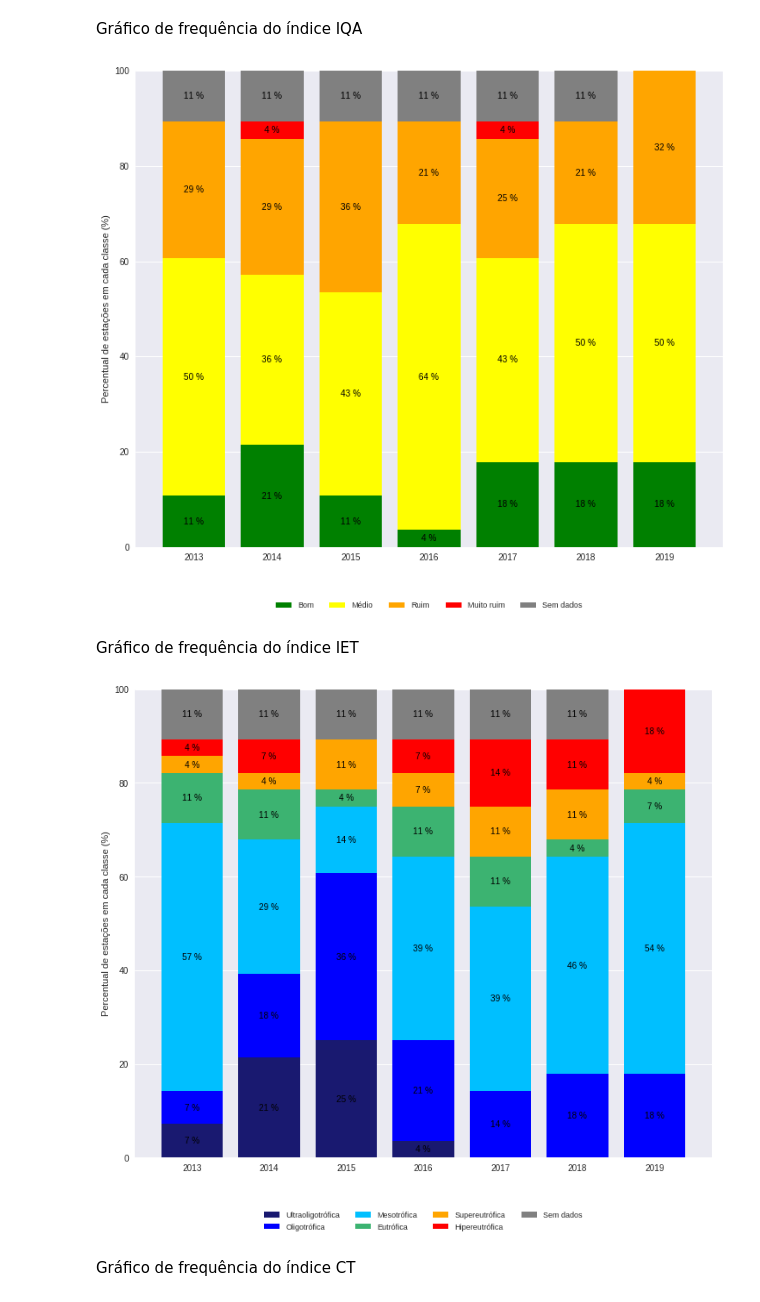
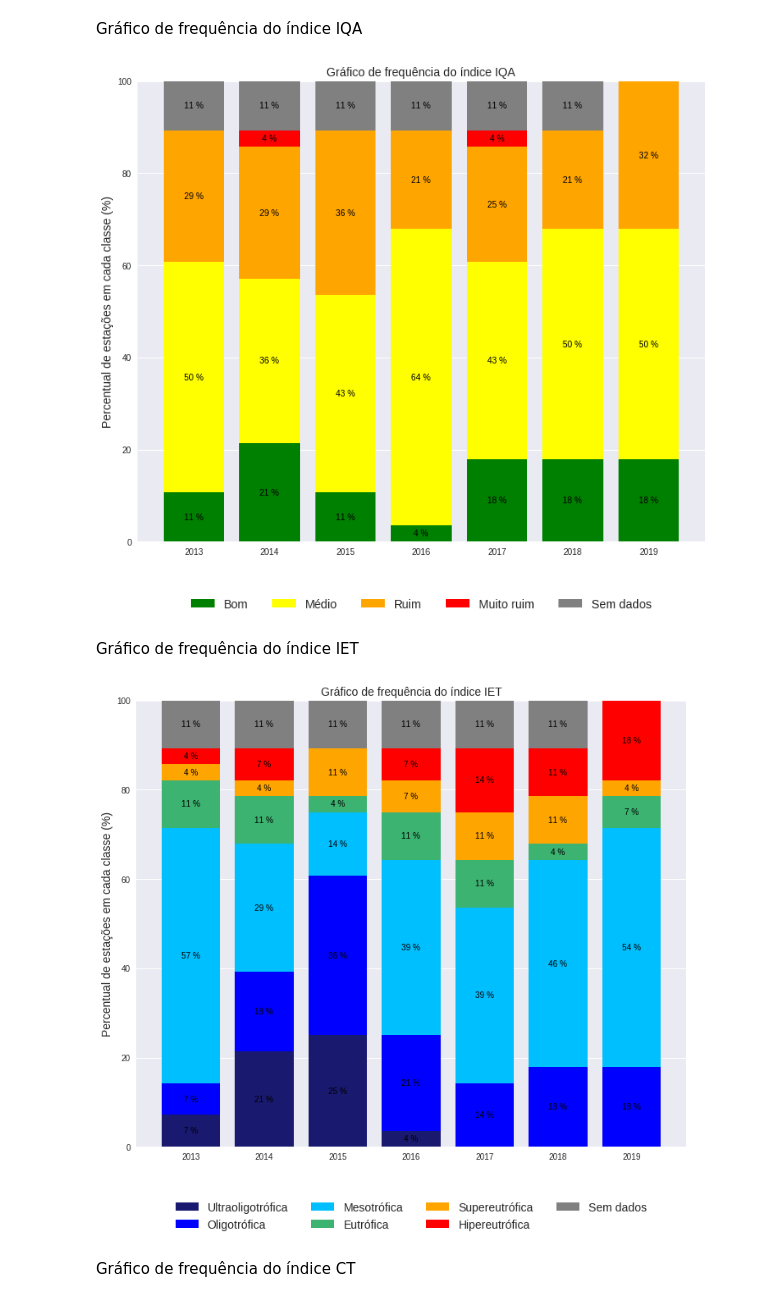
Before and after one commit to rafaelkayser/water-quality-data-analysis-MG, a Jupyter notebook: Analise_Indices_Qualidade_MG.ipynb, the cells around one changed output. Saved outputs shown, nothing was run; the diff lists cells and outputs as text; code cells hidden in the pictures.

```diff
--- a/Analise_Indices_Qualidade_MG.ipynb
+++ b/Analise_Indices_Qualidade_MG.ipynb
@@ -102,7 +102,7 @@ df_indices_sel
 | 487 | BP083 | Rio Paraopeba | PAPAGAIOS, PARAOPEBA | 2019 | 68.4 | BAIXA | 55.9 | Médio | Mesotrófica | Baixa |
 196 rows × 10 columns
 # %%
-def plot_qualindex_bar(df, index, fields, colors, nc):
+def plot_qualindex_bar(df, index, fields, colors, nc, title):
 
     df_sum = df.groupby(['Ano',index],as_index=False).count()
     df_sum = df_sum[['Ano', index,'Estação']]
@@ -119,9 +119,11 @@ def plot_qualindex_bar(df, index, fields, colors, nc):
     for idx, name in enumerate(fields):
         plt.bar(df_plot.index, df_plot[name], bottom = left, color=colors[idx])
         left = left + df_plot[name]
-        plt.legend(fields,loc='upper center', fontsize=9, bbox_to_anchor=(0.5, -0.1), ncol=nc, frameon=False)
+        plt.legend(fields,loc='upper center', fontsize=14, bbox_to_anchor=(0.5, -0.1), ncol=nc, frameon=False)
 
-    ax.set_ylabel('Percentual de estações em cada classe (%)')
+    ax.set_ylabel('Percentual de estações em cada classe (%)', fontsize=14)
+    ax.set_title(title, fontsize=14)
+
 
     for p in ax.patches:
         width, height = p.get_width(), p.get_height()
@@ -137,17 +139,17 @@ Gráfico de frequência do índice IQA
 # %%
 fields = ['Bom','Médio','Ruim','Muito ruim', 'Sem dados']  #
 colors = ['green', 'yellow', 'orange', 'red', 'grey']  #
-plot_qualindex_bar(df_indices_sel, 'IQA_clas', fields, colors, 5)
+plot_qualindex_bar(df_indices_sel, 'IQA_clas', fields, colors, 5, "Gráfico de frequência do índice IQA")
 # %% [output]
-[figure, old version]
+[figure, new version]
 # %% [markdown]
 Gráfico de frequência do índice IET
 # %%
 fields = ['Ultraoligotrófica','Oligotrófica','Mesotrófica','Eutrófica', 'Supereutrófica', 'Hipereutrófica', 'Sem dados']
 colors = ['#191970', 'blue', '#00BFFF', '#3CB371', 'orange', 'red', 'grey']
-plot_qualindex_bar(df_indices_sel, 'IET_clas', fields, colors, 4)
+plot_qualindex_bar(df_indices_sel, 'IET_clas', fields, colors, 4, "Gráfico de frequência do índice IET")
 # %% [output]
-[figure, old version]
+[figure, new version]
 # %% [markdown]
 Gráfico de frequência do índice CT
 # %%
```
Also changed, not shown: parts of 1 cell of this notebook.
